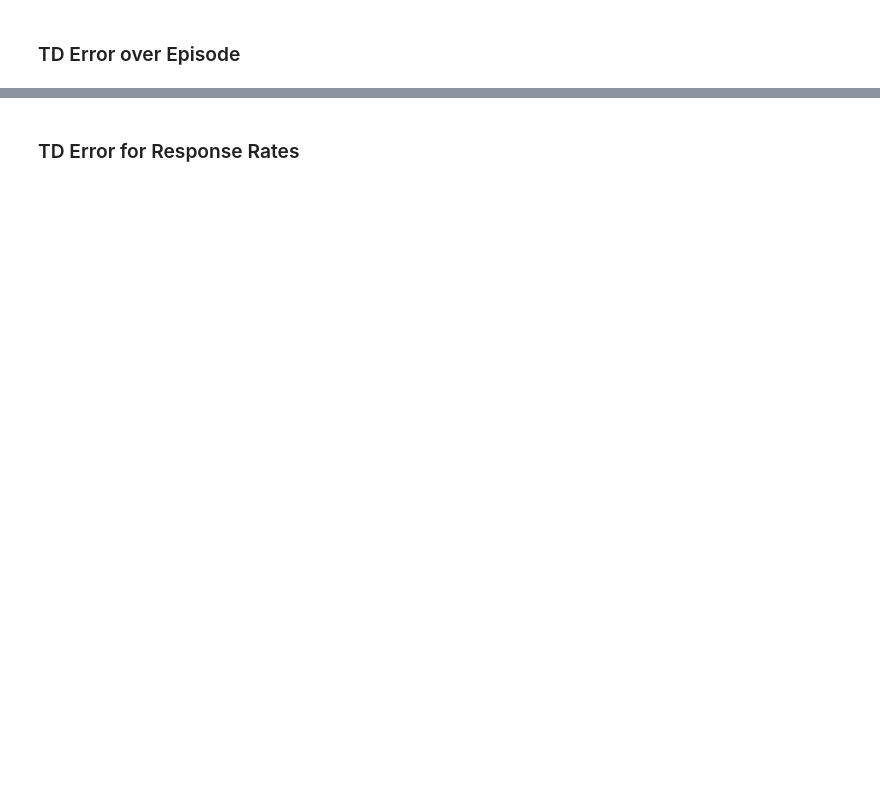
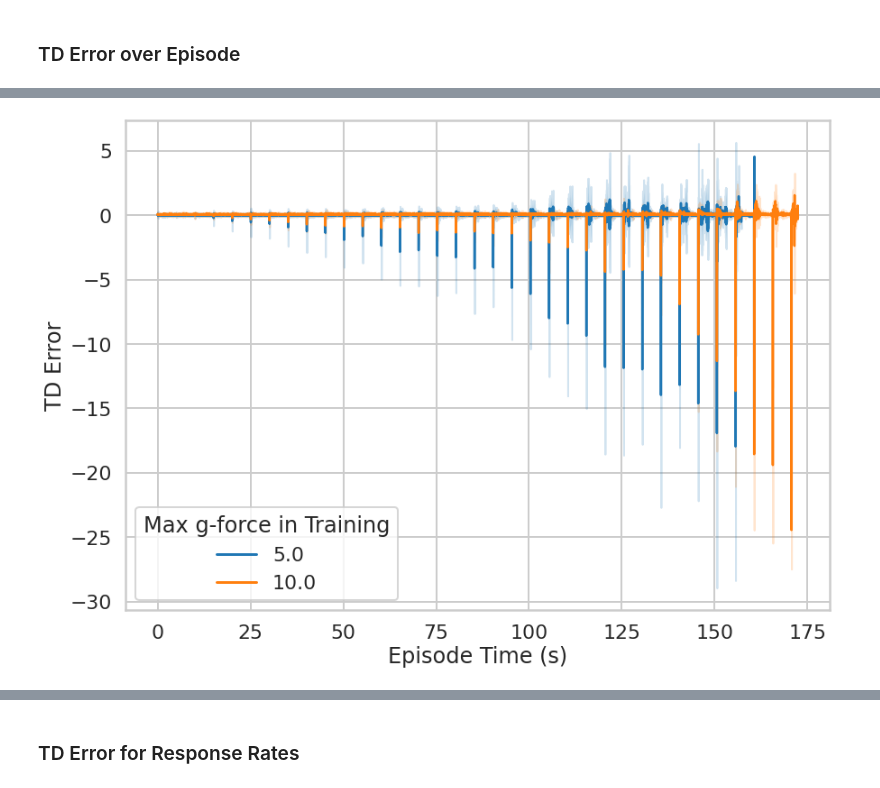
Before and after one commit to miracleyoo/TD3, a Jupyter notebook: temporal/notebooks/TD_error_comparison.ipynb, the cells around one changed output, grey strips where cells are left out. Drawn from its saved outputs; the diff is of its cells as text; code cells hidden in the pictures; blank space fills up the shorter version.

```diff
--- a/temporal/notebooks/TD_error_comparison.ipynb
+++ b/temporal/notebooks/TD_error_comparison.ipynb
@@ -155,0 +173,13 @@ plt.show()
+# %%
+sns.set_theme(style="whitegrid", font_scale=2.5, palette="bright")
+sns.set_context("poster")
+
+
+df_20ms = df.loc[(df["response_rate"] == 0.02)]
+
+ax = sns.lineplot(data=df_20ms, x="time", y="TD_error_1", hue="g_force", ci="sd", linewidth=2.5, palette="tab10")
+ax.set(xlabel="Episode Time (s)", ylabel="TD Error")
+plt.legend(title="Max g-force in Training", loc="lower left")
+plt.show()
+# %% [output]
+[figure, added]
```
Also changed, not shown: parts of 19 cells of this notebook, 2 other files.
